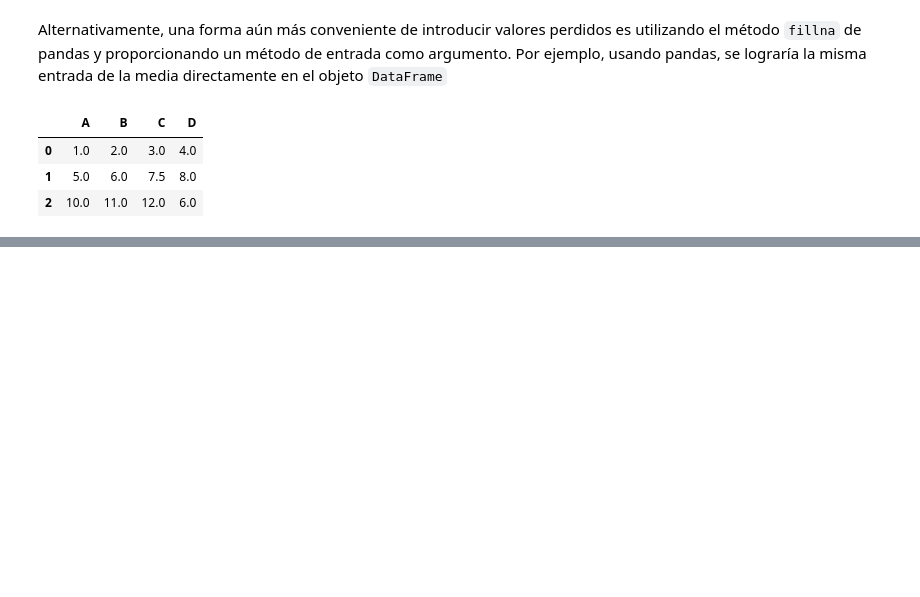
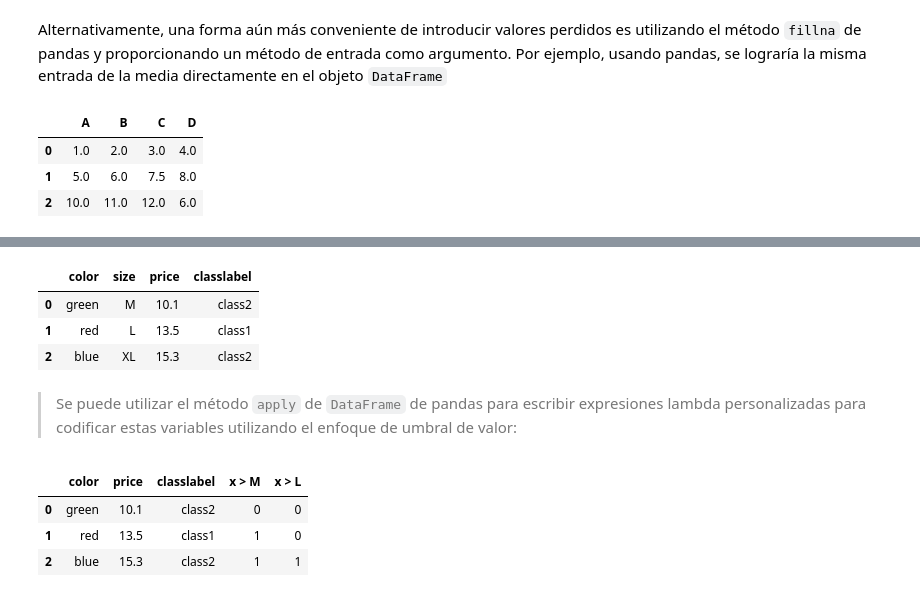
Before and after one commit to gonzalods/py-ml-book, a Jupyter notebook: 08 Preprocesamiento de datos.ipynb, the cells around one changed output, grey strips where cells are left out. Cells and saved outputs as stored; diff of their text form; code cells hidden in the pictures; blank space fills up the shorter version.

```diff
--- a/08 Preprocesamiento de datos.ipynb
+++ b/08 Preprocesamiento de datos.ipynb
@@ -131,0 +339,29 @@ Los clasificadores que se han utilizado hasta ahora pertenecen a los llamados **
+# %%
+df2 = pd.DataFrame([['green', 'M', 10.1,
+                    'class2'],
+                   ['red', 'L', 13.5,
+                    'class1'],
+                   ['blue', 'XL', 15.3,
+                    'class2']])
+df2.columns = ['color', 'size', 'price',
+              'classlabel']
+df2
+# %% [output]
+|  | color | size | price | classlabel |
+| 0 | green | M | 10.1 | class2 |
+| 1 | red | L | 13.5 | class1 |
+| 2 | blue | XL | 15.3 | class2 |
+# %% [markdown]
+> Se puede utilizar el método `apply` de `DataFrame` de pandas para escribir expresiones lambda personalizadas para codificar estas variables utilizando el enfoque de umbral de valor:
+# %%
+df2['x > M'] = df2['size'].apply(
+    lambda x: 1 if x in {'L', 'XL'} else 0)
+df2['x > L'] = df2['size'].apply(
+    lambda x: 1 if x == 'XL' else 0)
+del df2['size']
+df2
+# %% [output]
+|  | color | price | classlabel | x > M | x > L |
+| 0 | green | 10.1 | class2 | 0 | 0 |
+| 1 | red | 13.5 | class1 | 1 | 0 |
+| 2 | blue | 15.3 | class2 | 1 | 1 |
```
Also changed, not shown: parts of 75 cells of this notebook, 4 other files.
